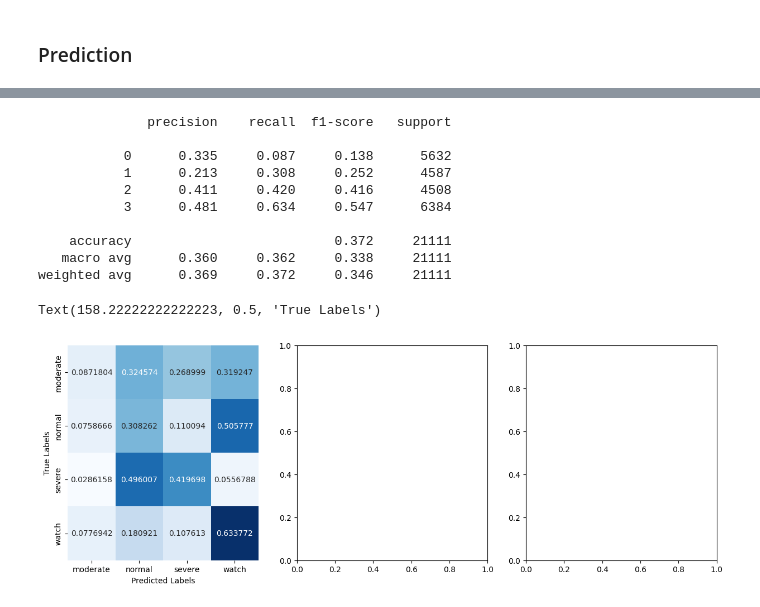
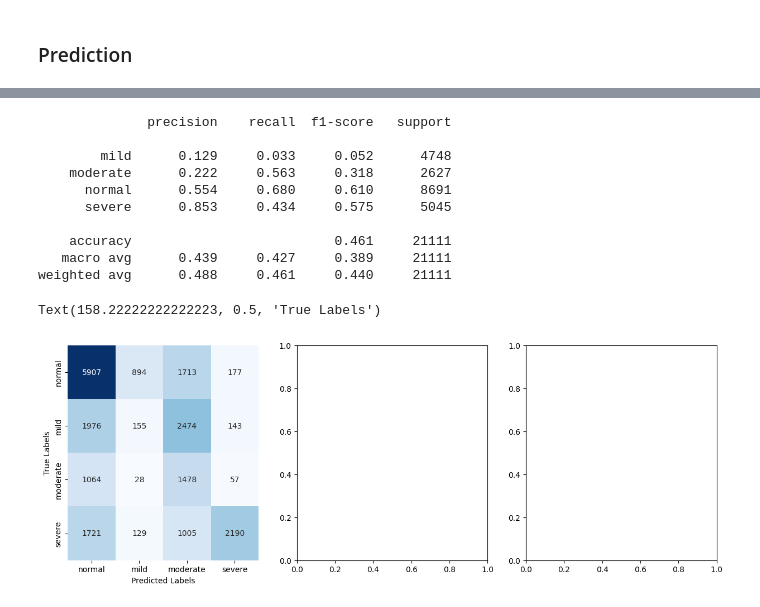
Before and after one commit to xizhurs/stress_prediction, a Jupyter notebook: notebooks/explore.ipynb, the cells around one changed output, grey strips where cells are left out. Saved outputs shown, nothing was run; the diff lists cells and outputs as text; code cells hidden in the pictures.

```diff
--- a/notebooks/explore.ipynb
+++ b/notebooks/explore.ipynb
@@ -50,7 +50,7 @@ for idx, group in df_mean.groupby("variable"):
     group["Gaussian smoothed"] = gaussian_filter1d(val, sigma=GAUSS_SIGMA)
 
     # Apply Savitzky-Golay filter (only if enough points)
-    if len(t2m) >= SAVGOL_WINDOW:
+    if len(group) >= SAVGOL_WINDOW:
         group["value_savgol"] = savgol_filter(
             val, window_length=SAVGOL_WINDOW, polyorder=SAVGOL_ORDER
         )
@@ -159,21 +159,29 @@ VAL | Loss: 1.2946 | F1: 0.3382
 # %%
-print(classification_report(all_labels, all_preds, digits=3, labels=[0, 1, 2, 3]))
+print(
+    classification_report(
+        all_labels, all_preds, digits=3, labels=[0, 1, 2, 3], target_names=le.classes_
+    )
+)
 fig, ax = plt.subplots(1, 3, figsize=(15, 5))
-cm = confusion_matrix(all_labels, all_preds, labels=[0, 1, 2, 3], normalize="true")
+cm = confusion_matrix(all_labels, all_preds, labels=[0, 1, 2, 3])
+# , normalize="all"
 cm_df = pd.DataFrame(cm, index=list(le.classes_), columns=list(le.classes_))
+cm_df = cm_df.loc[
+    ["normal", "mild", "moderate", "severe"], ["normal", "mild", "moderate", "severe"]
+]
 sns.heatmap(cm_df, annot=True, fmt="g", cmap="Blues", cbar=False, ax=ax[0])
 ax[0].set_xlabel("Predicted Labels")
 ax[0].set_ylabel("True Labels")
 # %% [output]
               precision    recall  f1-score   support
 
-           0      0.335     0.087     0.138      5632
-           1      0.213     0.308     0.252      4587
-           2      0.411     0.420     0.416      4508
-           3      0.481     0.634     0.547      6384
+        mild      0.129     0.033     0.052      4748
+    moderate      0.222     0.563     0.318      2627
+      normal      0.554     0.680     0.610      8691
+      severe      0.853     0.434     0.575      5045
 
-    accuracy                          0.372     21111
-   macro avg      0.360     0.362     0.338     21111
-weighted avg      0.369     0.372     0.346     21111
+    accuracy                          0.461     21111
+   macro avg      0.439     0.427     0.389     21111
+weighted avg      0.488     0.461     0.440     21111
 Text(158.22222222222223, 0.5, 'True Labels')
-[figure, old version]
+[figure, new version]
```
Also changed, not shown: parts of 2 cells of this notebook.
